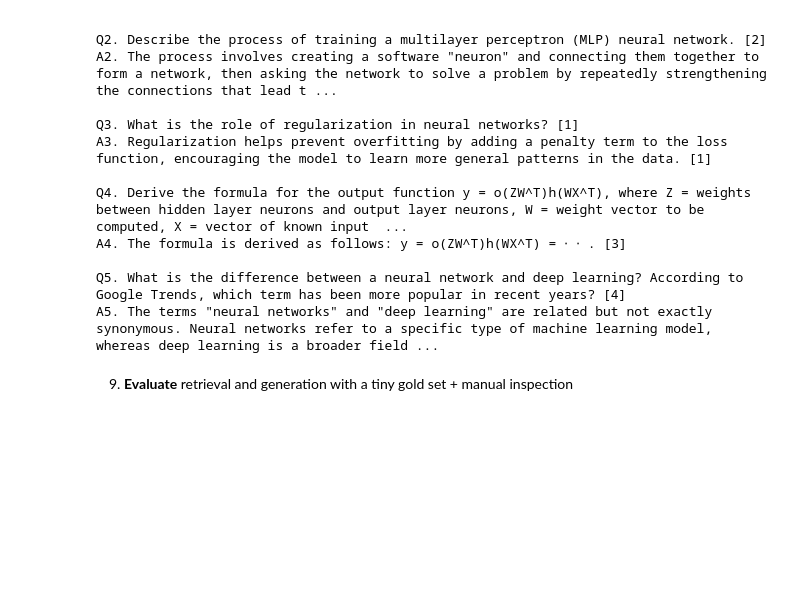
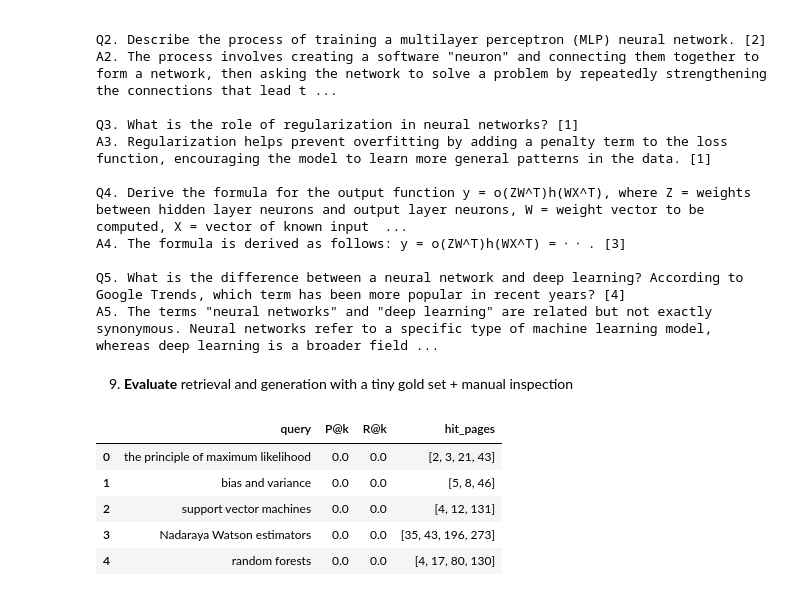
Before and after one commit to ULB-INFO-H-515/distributed-retrieval-augmented-generation-team-15, a Jupyter notebook: notebooks/task1-ingest.ipynb, the cells around one changed output. Saved outputs shown, nothing was run; the diff lists cells and outputs as text; code cells hidden in the pictures; blank space fills up the shorter version.

Commit message:
feat: add function to evaluate retrieve quality

```diff
--- a/notebooks/task1-ingest.ipynb
+++ b/notebooks/task1-ingest.ipynb
@@ -668,3 +668,53 @@ Q5. What is the difference between a neural network and deep learning? According
 A5. The terms "neural networks" and "deep learning" are related but not exactly synonymous. Neural networks refer to a specific type of machine learning model, whereas deep learning is a broader field ...
 # %% [markdown]
 9. **Evaluate** retrieval and generation with a tiny gold set + manual inspection
+# %%
+def precision_at_k(retrieved: List[Dict], relevant_pages: set, k: int) -> float:
+    top = retrieved[:k]
+    hits = sum(1 for r in top if r["chunk"]["page_num"] in relevant_pages)
+    return hits / k
+
+def recall_at_k(retrieved: List[Dict], relevant_pages: set, k: int) -> float:
+    top = retrieved[:k]
+    hit_pages = {r["chunk"]["page_num"] for r in top if r["chunk"]["page_num"] in relevant_pages}
+    return len(hit_pages) / max(1, len(relevant_pages))
+
+# A tiny "gold" set based on the chapter structure (page numbers in the provided PDF may vary slightly across editions)
+gold = [
+    {"query": "the principle of maximum likelihood", "relevant_pages": {86, 87, 88}},
+    {"query": "bias and variance", "relevant_pages": {81, 82, 83, 84, 124}},
+    {"query": "support vector machines", "relevant_pages": {178, 179}},
+    {"query": "Nadaraya Watson estimators", "relevant_pages": {208}},
+    {"query": "random forests", "relevant_pages": {245, 246}},
+]
+
+rows = []
+for item in gold:
+    retrieved = retrieve_top_k(
+        item["query"],
+        chunks=chunks,
+        doc_matrix=sbert_emb,
+        k=cfg.top_k,
+        embedding_strategy=cfg.embedding_strategy,
+        similarity_metric=cfg.similarity_metric,
+        tfidf_vectorizer=globals().get("tf_idf_vectorizer"),
+        sbert_model=globals().get("sbert_model"),
+    )
+    p_at_k = precision_at_k(retrieved, item["relevant_pages"], k=cfg.top_k)
+    r_at_k = recall_at_k(retrieved, item["relevant_pages"], k=cfg.top_k)
+    rows.append({
+        "query": item["query"],
+        "P@k": p_at_k,
+        "R@k": r_at_k,
+        "hit_pages": sorted({r["chunk"]["page_num"] for r in retrieved}),
+    })
+
+df_eval = pd.DataFrame(rows)
+df_eval
+# %% [output]
+|  | query | P@k | R@k | hit_pages |
+| 0 | the principle of maximum likelihood | 0.0 | 0.0 | [2, 3, 21, 43] |
+| 1 | bias and variance | 0.0 | 0.0 | [5, 8, 46] |
+| 2 | support vector machines | 0.0 | 0.0 | [4, 12, 131] |
+| 3 | Nadaraya Watson estimators | 0.0 | 0.0 | [35, 43, 196, 273] |
+| 4 | random forests | 0.0 | 0.0 | [4, 17, 80, 130] |
```
